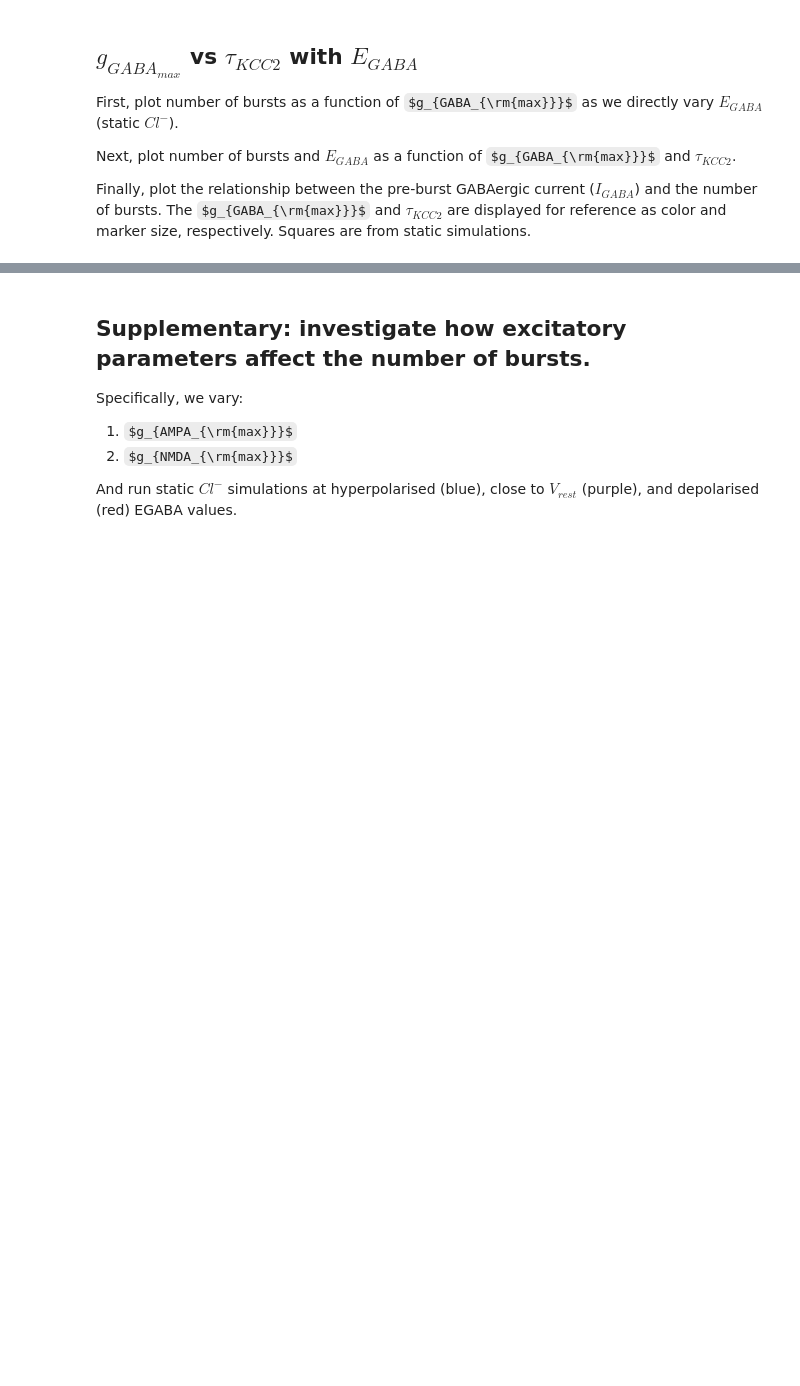
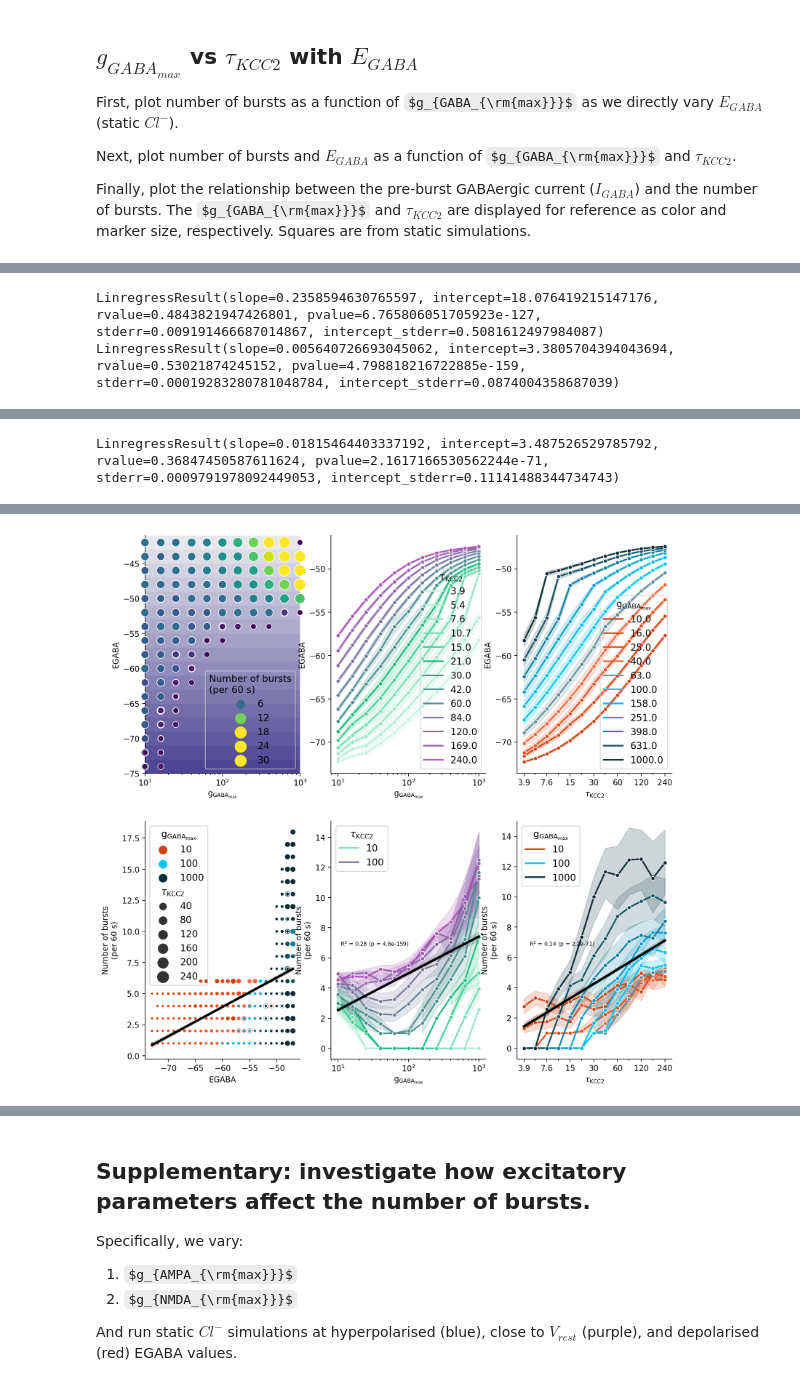
Before and after one commit to ChrisCurrin/goldilocks-GABA, a Jupyter notebook: lrd_figures.ipynb, the cells around one changed output, grey strips where cells are left out. Saved outputs shown, nothing was run; the diff lists cells and outputs as text; code cells hidden in the pictures; some formulas as TeX source; blank space fills up the shorter version.

```diff
--- a/lrd_figures.ipynb
+++ b/lrd_figures.ipynb
@@ -429,8 +300,9 @@ if SAVE_FIGS:
 # %%
 import itertools
 import pandas as pd
+import seaborn as sns
 
-ggaba_ignore = sorted(set(np.geomspace(60, 158, 7).round(0)) - {97})
+ggaba_ignore = []  # sorted(set(np.geomspace(60, 158, 7).round(0)) - {97})
 if "$E_{GABA}$" in gve.df_g_tau_bursts:
     gve.df_g_tau_bursts["EGABA"] = gve.df_g_tau_bursts["$E_{GABA}$"]
 df_sub_bursts = gve.df_g_tau_bursts[
@@ -530,6 +402,7 @@ sns.lineplot(
     hue_norm=COLOR.G_GABA_SM.norm,
     marker=".",
     ax=ax_tau,
+    legend="full",
 )
 taus = sorted(gve.df_g_tau[text.TAU_KCC2].unique())
 ax_tau.set_xscale("log")
@@ -567,33 +440,33 @@ print(r)
 axs[1, 0].annotate(
     f"$R^2$ = {r.rvalue ** 2:.2f} (p = {r.pvalue:.2g})",
     xy=(0.5, 0.5),
-    xytext=(0, 15),
     fontsize="xx-small",
     ha="right",
     va="top",
     color="k",
     # arrowprops=dict(arrowstyle='-|>',connectionstyle="arc3, rad=-0.1")
 )
-reg_data = reg_data[reg_data["EGABA"] < -50]
-sns.regplot(
-    data=reg_data,
-    y=gve.num_bursts_col,
-    x="EGABA",
-    ax=axs[1, 0],
-    scatter=False,
-    color="k",
-)
-r = stats.linregress(reg_data["EGABA"], reg_data[gve.num_bursts_col])
-print(r)
-axs[1, 0].annotate(
-    f"$R^2$ = {r.rvalue ** 2:.2f} (p = {r.pvalue:.2g})",
-    xy=(0.5, 0.5),
-    xycoords="axes fraction",
-    fontsize="xx-small",
-    ha="right",
-    va="top",
-    # arrowprops=dict(arrowstyle='-|>',connectionstyle="arc3, rad=-0.1")
-)
+# only EGABA < -50
+# reg_data = reg_data[reg_data["EGABA"] < -50]
+# sns.regplot(
+#     data=reg_data,
+#     y=gve.num_bursts_col,
+#     x="EGABA",
+#     ax=axs[1, 0],
+#     scatter=False,
+#     color="k",
+# )
+# r = stats.linregress(reg_data["EGABA"], reg_data[gve.num_bursts_col])
+# print(r)
+# axs[1, 0].annotate(
+#     f"$R^2$ = {r.rvalue ** 2:.2f} (p = {r.pvalue:.2g})",
+#     xy=(0.5, 0.5),
+#     xycoords="axes fraction",
+#     fontsize="xx-small",
+#     ha="right",
+#     va="top",
+#     # arrowprops=dict(arrowstyle='-|>',connectionstyle="arc3, rad=-0.1")
+# )
 
 sns.lineplot(
     data=df_sub_bursts,
@@ -606,6 +479,7 @@ sns.lineplot(
     marker=".",
     # multi="stack",
 )
+
 # regression
 reg_data = df_sub_bursts[[text.G_GABA, gve.num_bursts_col]].dropna()
 sns.regplot(
@@ -669,5 +543,9 @@ ax_tau_v_bursts.set_xticks(taus[::2], labels=tau_labels[::2])
 ax_tau_v_bursts.set_ylim(top=15)
 from style.figure import plot_save
 
-# plot_save(f"output/{gve.fig_name}_supp-2.jpg", figs=[fig], close=False)
-# plot_save(f"output/{gve.fig_name}_supp-2.svg", figs=[fig], close=False)
+if SAVE_FIGS:
+    plot_save(f"output/{gve.fig_name}_supp-2.jpg", figs=[fig], close=False)
+    plot_save(f"output/{gve.fig_name}_supp-2.svg", figs=[fig], close=False)
+# %% [output]
+LinregressResult(slope=0.2358594630765597, intercept=18.076419215147176, rvalue=0.4843821947426801, pvalue=6.765806051705923e-127, stderr=0.009191466687014867, intercept_stderr=0.5081612497984087)
+LinregressResult(slope=0.005640726693045062, intercept=3.3805704394043694, rvalue=0.53021874245152, pvalue=4.798818216722885e-159, stderr=0.00019283280781048784, intercept_stderr=0.0874004358687039)
@@ -673,0 +553 @@ from style.figure import plot_save
+LinregressResult(slope=0.01815464403337192, intercept=3.487526529785792, rvalue=0.36847450587611624, pvalue=2.1617166530562244e-71, stderr=0.0009791978092449053, intercept_stderr=0.11141488344734743)
@@ -673,0 +557 @@ from style.figure import plot_save
+[figure, added]
```
Also changed, not shown: parts of 28 cells of this notebook, 6 other files.
